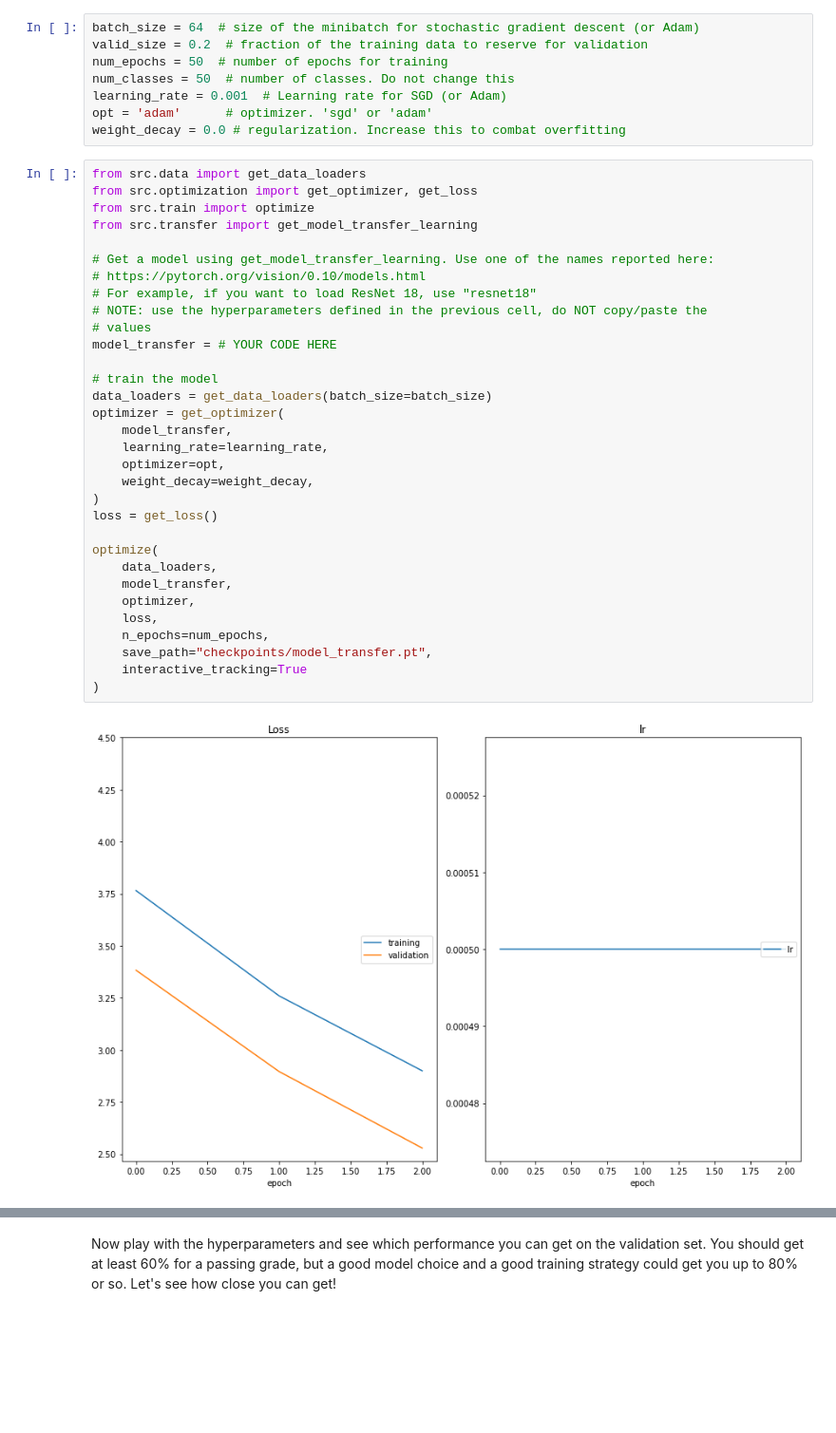
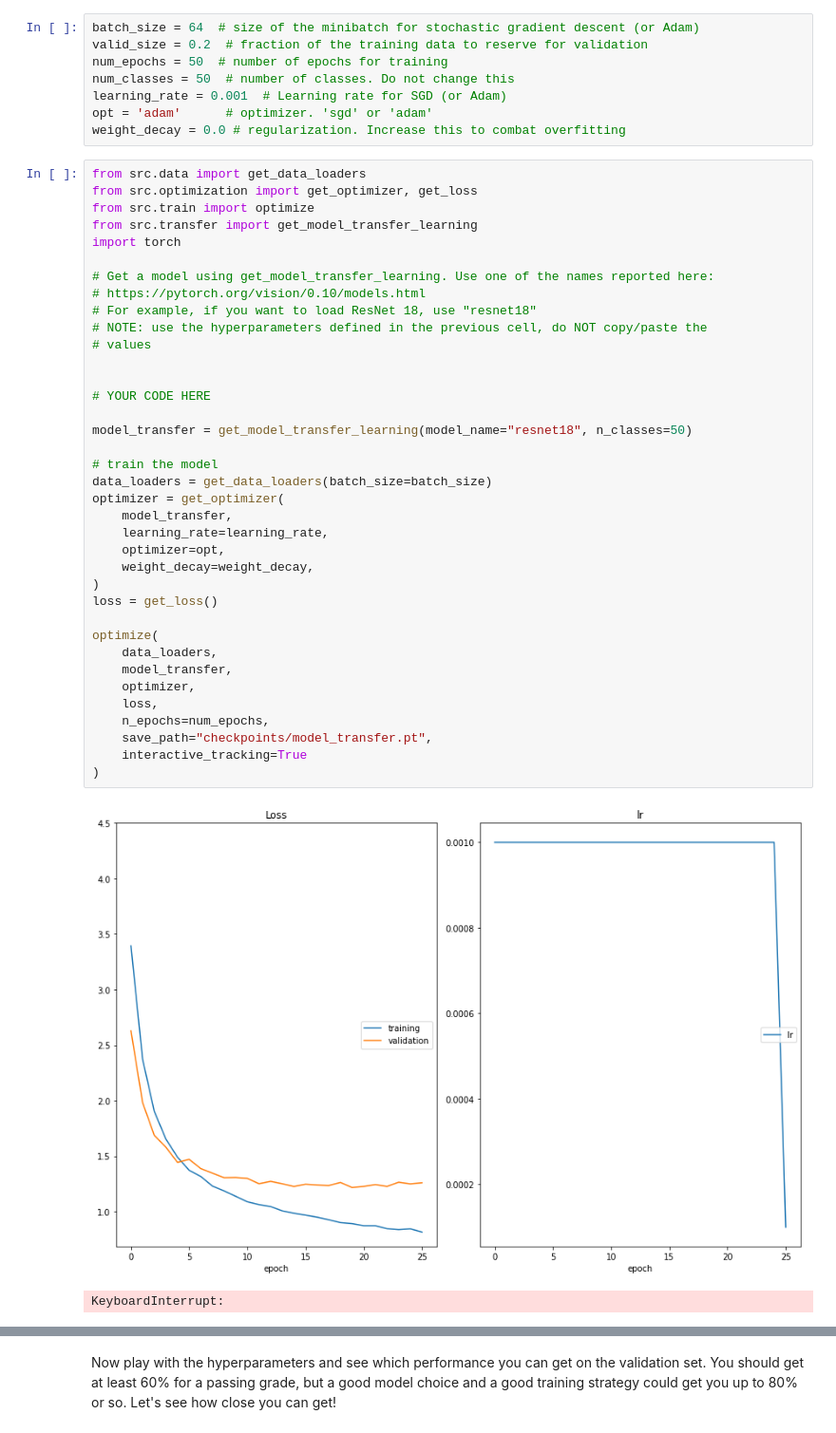
Before and after one commit to jzhang82119/Landmark-Classification-Tagging-for-Social-Media, a Jupyter notebook: transfer_learning.ipynb, the cells around one changed output, grey strips where cells are left out. Shown: that part at 95% size. Drawn from its saved outputs; the diff is of its cells as text; blank space fills up the shorter version.

```diff
--- a/transfer_learning.ipynb
+++ b/transfer_learning.ipynb
@@ -60,35 +78,41 @@ from src.data import get_data_loaders
 from src.optimization import get_optimizer, get_loss
 from src.train import optimize
 from src.transfer import get_model_transfer_learning
+import torch
 
 # Get a model using get_model_transfer_learning. Use one of the names reported here:
 # https://pytorch.org/vision/0.10/models.html
 # For example, if you want to load ResNet 18, use "resnet18"
 # NOTE: use the hyperparameters defined in the previous cell, do NOT copy/paste the
 # values
-model_transfer = # YOUR CODE HERE
+
+
+# YOUR CODE HERE
+
+model_transfer = get_model_transfer_learning(model_name="resnet18", n_classes=50)
 
 # train the model
 data_loaders = get_data_loaders(batch_size=batch_size)
 optimizer = get_optimizer(
     model_transfer,
     learning_rate=learning_rate,
     optimizer=opt,
     weight_decay=weight_decay,
 )
 loss = get_loss()
 
 optimize(
     data_loaders,
     model_transfer,
     optimizer,
     loss,
     n_epochs=num_epochs,
     save_path="checkpoints/model_transfer.pt",
     interactive_tracking=True
 )
 # %% [output]
-[figure, old version]
+[figure, new version]
+KeyboardInterrupt:
 # %% [markdown]
 <img src="static_images/icons/noun-question-mark-869751.png" alt="?" style="width:25px"/> __Question:__ Outline the steps you took to get to your final CNN architecture and your reasoning at each step.  Describe why you think the architecture is suitable for the current problem.
 # %% [markdown]
```
Also changed, not shown: parts of 6 cells of this notebook.
